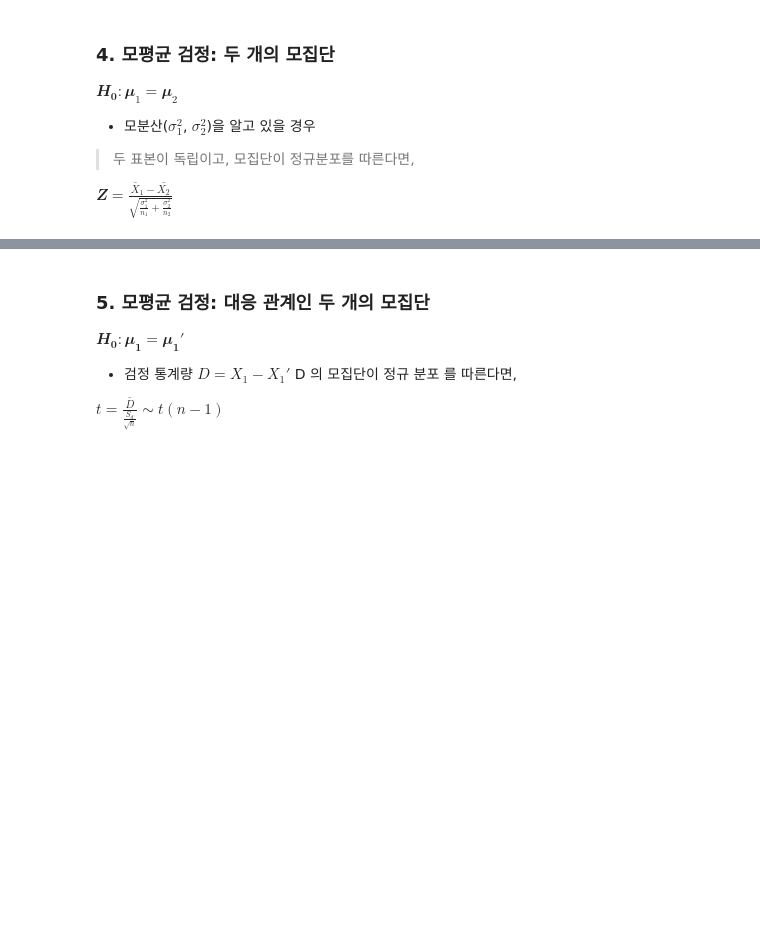
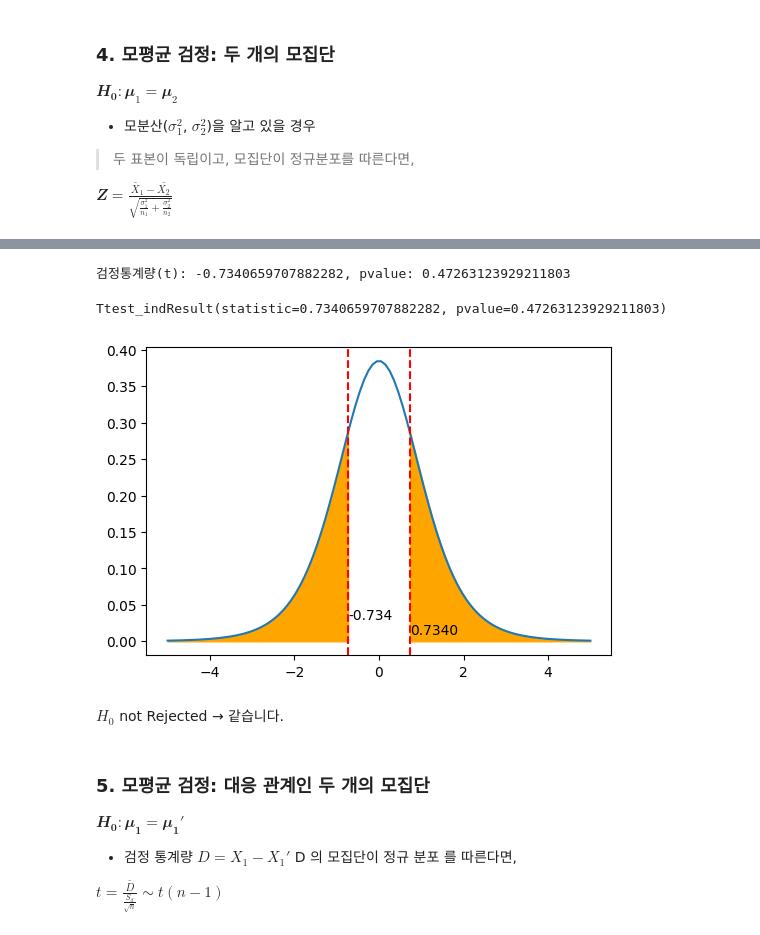
Before and after one commit to sunkusun9/DS_Lv3_elearning, a Jupyter notebook: 2-3 가설 검정.ipynb, the cells around one changed output, grey strips where cells are left out. Saved outputs shown, nothing was run; the diff lists cells and outputs as text; code cells hidden in the pictures; blank space fills up the shorter version.

```diff
--- a/2-3 가설 검정.ipynb
+++ b/2-3 가설 검정.ipynb
@@ -264,3 +488,42 @@ $𝒁=\frac{\bar{X}_1−\bar{X_2}}{\sqrt{\frac{\sigma_1^2}{n_1}+\frac{\sigma_2^2
+# %%
+X1 = [75, 94, 88, 71, 80, 100, 63, 81, 96]
+X2 = [69, 94, 85, 64, 75, 100, 53, 77, 97, 72, 74, 81, 99, 74, 77, 77]
+
+X1_bar, X2_bar = np.mean(X1), np.mean(X2)
+S1_sq, S2_sq = np.var(X1, ddof=1), np.var(X2, ddof=1)
+n1, n2 = len(X1), len(X2)
+
+nu_denom =  ((S1_sq / n1) ** 2) / (n1 - 1) + ((S2_sq / n2) ** 2) / (n2 - 1)
+nu  = ((S1_sq / n1 + S2_sq / n2) ** 2) / nu_denom
+
+t_stat = -abs((X1_bar - X2_bar) / np.sqrt(S1_sq / n1 + S2_sq / n2))
+print("검정통계량(t): {}, pvalue: {}".format(t_stat, t.cdf(t_stat, df=nu) * 2))
+# %% [output]
+검정통계량(t): -0.7340659707882282, pvalue: 0.47263123929211803
+# %%
+from scipy.stats import ttest_ind
+ttest_ind(X1, X2, equal_var = False)
+# %% [output]
+Ttest_indResult(statistic=0.7340659707882282, pvalue=0.47263123929211803)
+# %%
+plt.figure(figsize=(6, 4))
+
+plt.plot(np.linspace(-5, 5, 100), t.pdf(np.linspace(-5, 5, 100), df=n - 1))
+
+plt.axvline(t_stat, color='red', linestyle='--')
+plt.text(t_stat, 0.03, str(t_stat)[:6])
+plt.fill_between(np.linspace(-5, t_stat, 100), np.zeros(shape=100),
+                t.pdf(np.linspace(-5, t_stat, 100), df=n - 1), color='orange')
+
+plt.axvline(-t_stat, color='red', linestyle='--')
+plt.text(-t_stat, 0.01, str(-t_stat)[:6])
+plt.fill_between(np.linspace(-t_stat, 5, 100), np.zeros(shape=100),
+                t.pdf(np.linspace(-t_stat, 5, 100), df=n - 1), color='orange')
+plt.show()
+# %% [output]
+[figure, added]
+# %% [markdown]
+$H_0$ not Rejected → 같습니다.
 # %% [markdown]
 ### 5. 모평균 검정: 대응 관계인 두 개의 모집단
 $𝑯_𝟎:𝝁_𝟏=𝝁_𝟏′$
```
Also changed, not shown: parts of 33 cells of this notebook, 10 other files.
